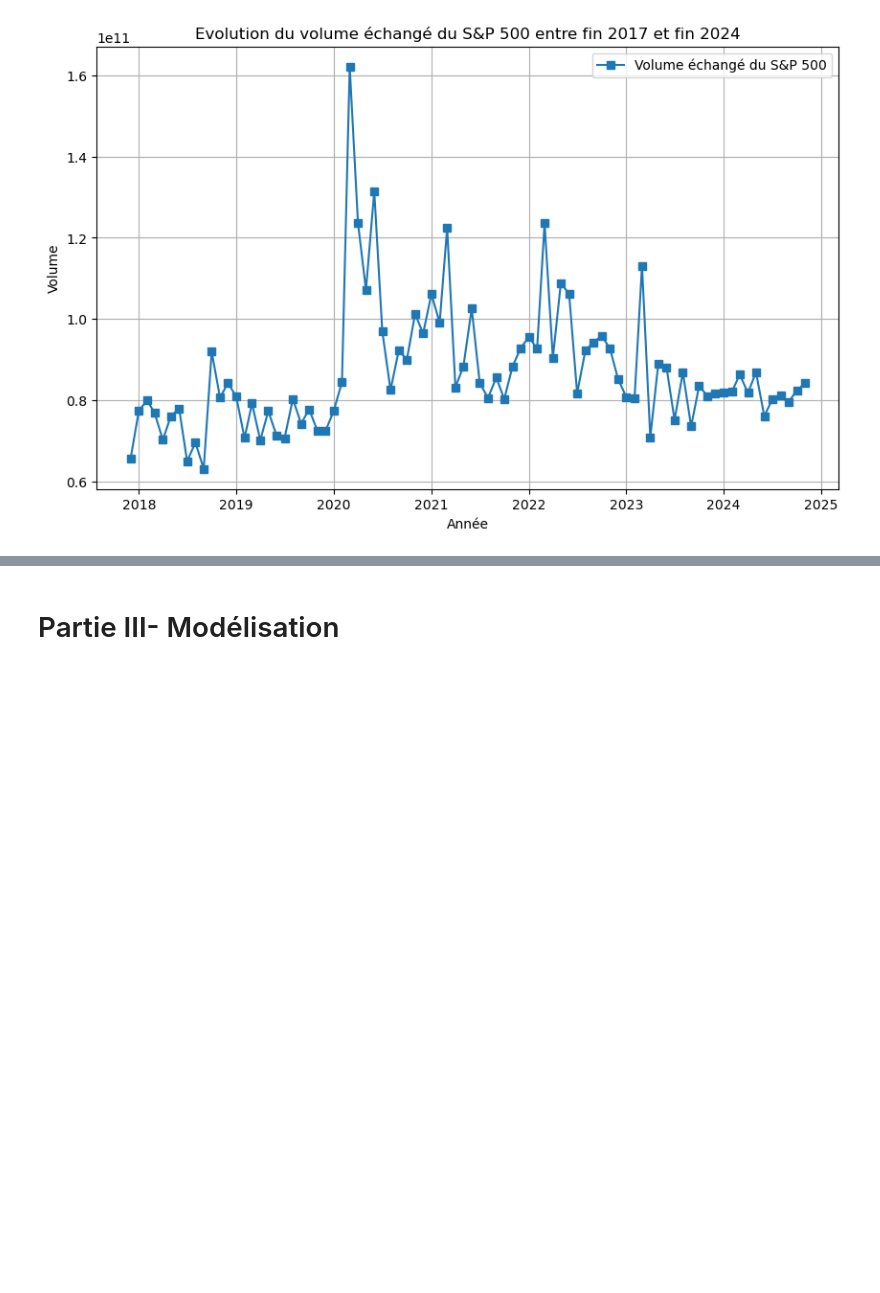
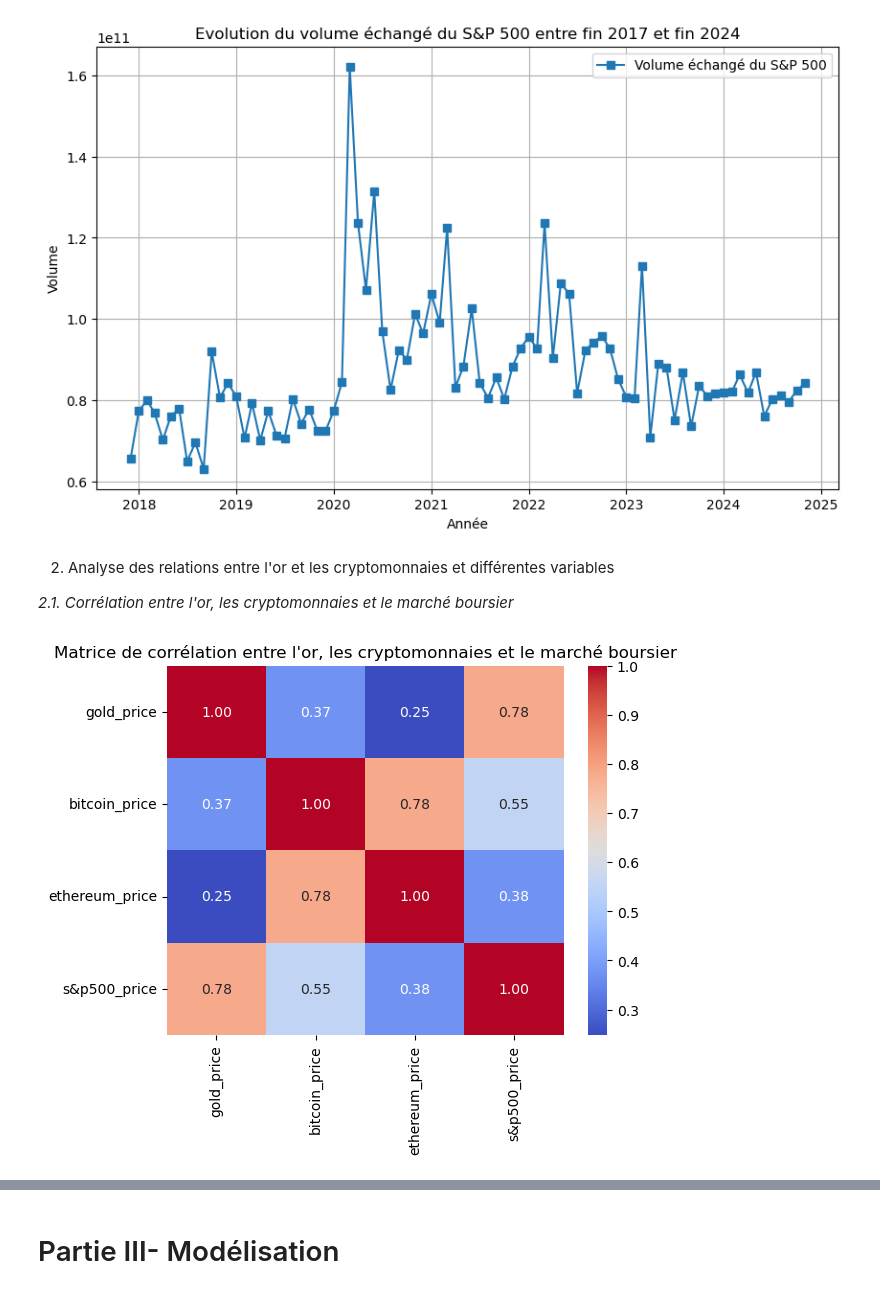
Before and after one commit to hafsaelibrahimi/projet_gold_refuge, a Jupyter notebook: dataset.ipynb, the cells around one changed output, grey strips where cells are left out. Cells and saved outputs as stored; diff of their text form; code cells hidden in the pictures; blank space fills up the shorter version.

Commit message:
Modèles et graphiques sans interprétation

```diff
--- a/dataset.ipynb
+++ b/dataset.ipynb
@@ -573,3 +540,15 @@ plt.grid(True)  # Afficher une grille
 plt.show()
 # %% [output]
 [figure]
+# %% [markdown]
+2. Analyse des relations entre l'or et les cryptomonnaies et différentes variables
+
+*2.1. Corrélation entre l'or, les cryptomonnaies et le marché boursier*
+# %%
+import seaborn as sns
+correlation_matrix = final_df[['gold_price', 'bitcoin_price', 'ethereum_price', 's&p500_price']].corr()
+sns.heatmap(correlation_matrix, annot=True, cmap='coolwarm', fmt='.2f')
+plt.title("Matrice de corrélation entre l'or, les cryptomonnaies et le marché boursier")
+plt.show()
+# %% [output]
+[figure, added]
```
Also changed, not shown: parts of 31 cells of this notebook.
